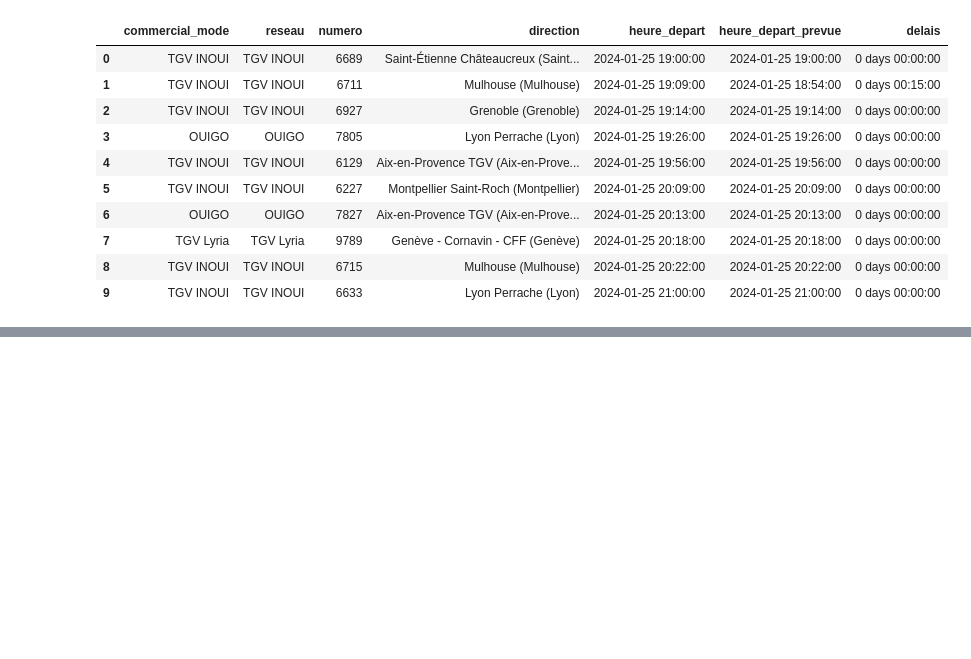
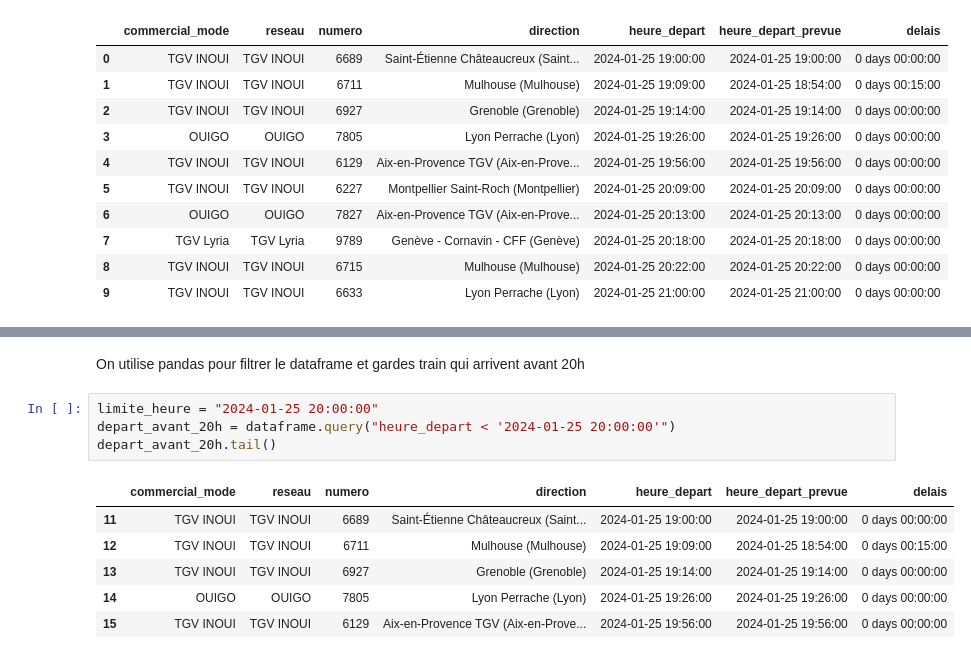
Before and after one commit to SteveCaron/projet-perso-sncf, a Jupyter notebook: test.ipynb, the cells around one changed output, grey strips where cells are left out. Saved outputs shown, nothing was run; the diff lists cells and outputs as text; blank space fills up the shorter version.

```diff
--- a/test.ipynb
+++ b/test.ipynb
@@ -245,0 +305,13 @@ dataframe.head(20)
+# %% [markdown]
+On utilise pandas pour filtrer le dataframe et gardes train qui arrivent avant 20h
+# %%
+limite_heure = "2024-01-25 20:00:00"
+depart_avant_20h = dataframe.query("heure_depart < '2024-01-25 20:00:00'")
+depart_avant_20h.tail()
+# %% [output]
+|  | commercial_mode | reseau | numero | direction | heure_depart | heure_depart_prevue | delais |
+| 11 | TGV INOUI | TGV INOUI | 6689 | Saint-Étienne Châteaucreux (Saint... | 2024-01-25 19:00:00 | 2024-01-25 19:00:00 | 0 days 00:00:00 |
+| 12 | TGV INOUI | TGV INOUI | 6711 | Mulhouse (Mulhouse) | 2024-01-25 19:09:00 | 2024-01-25 18:54:00 | 0 days 00:15:00 |
+| 13 | TGV INOUI | TGV INOUI | 6927 | Grenoble (Grenoble) | 2024-01-25 19:14:00 | 2024-01-25 19:14:00 | 0 days 00:00:00 |
+| 14 | OUIGO | OUIGO | 7805 | Lyon Perrache (Lyon) | 2024-01-25 19:26:00 | 2024-01-25 19:26:00 | 0 days 00:00:00 |
+| 15 | TGV INOUI | TGV INOUI | 6129 | Aix-en-Provence TGV (Aix-en-Prove... | 2024-01-25 19:56:00 | 2024-01-25 19:56:00 | 0 days 00:00:00 |
```
Also changed, not shown: parts of 6 cells of this notebook.
